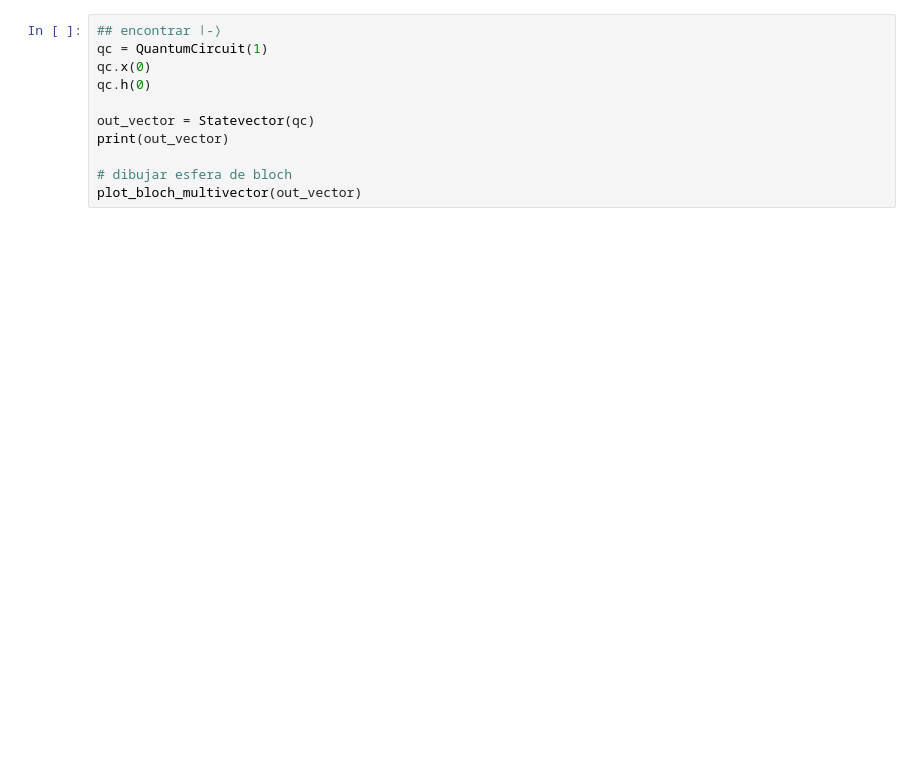
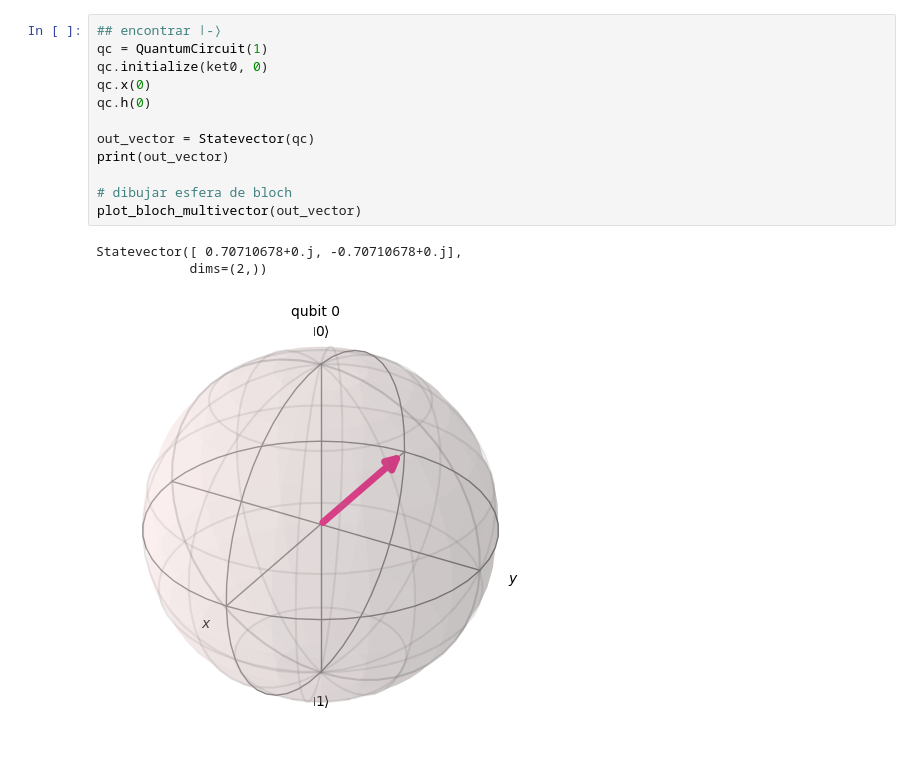
Before and after one commit to AaronSoria/lab1algegra, a Jupyter notebook: tp1.ipynb, the cells around one changed output. Drawn from its saved outputs; the diff is of its cells as text; blank space fills up the shorter version.

```diff
--- a/tp1.ipynb
+++ b/tp1.ipynb
@@ -100,12 +208,17 @@ plot_bloch_multivector(out_vector)
 # %%
 ## encontrar ∣-⟩
 qc = QuantumCircuit(1)
+qc.initialize(ket0, 0)
 qc.x(0)
 qc.h(0)
 
 out_vector = Statevector(qc)
 print(out_vector)
 
 # dibujar esfera de bloch
 plot_bloch_multivector(out_vector)
+# %% [output]
+Statevector([ 0.70710678+0.j, -0.70710678+0.j],
+            dims=(2,))
+[figure, added]
 # %%
```
Also changed, not shown: parts of 15 cells of this notebook.
